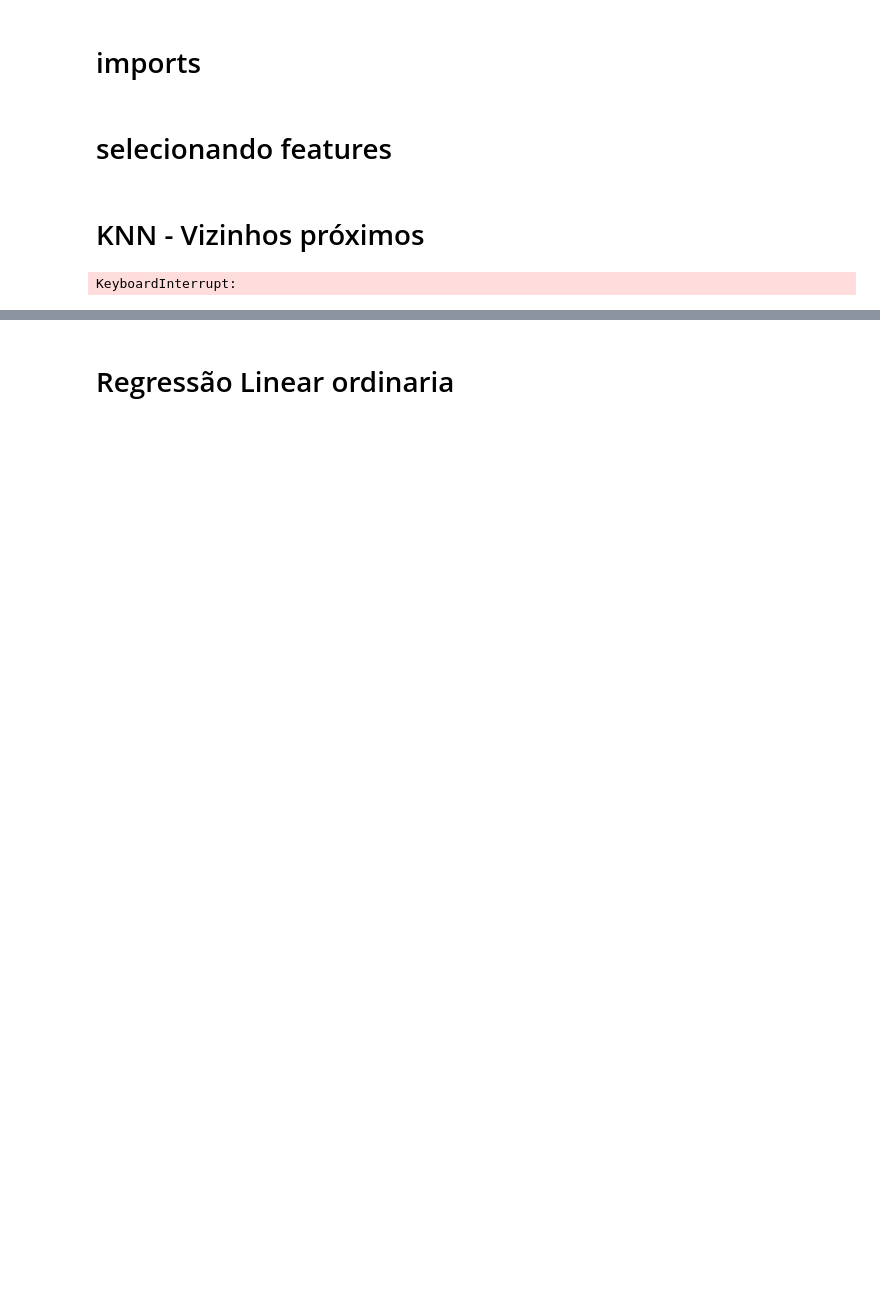
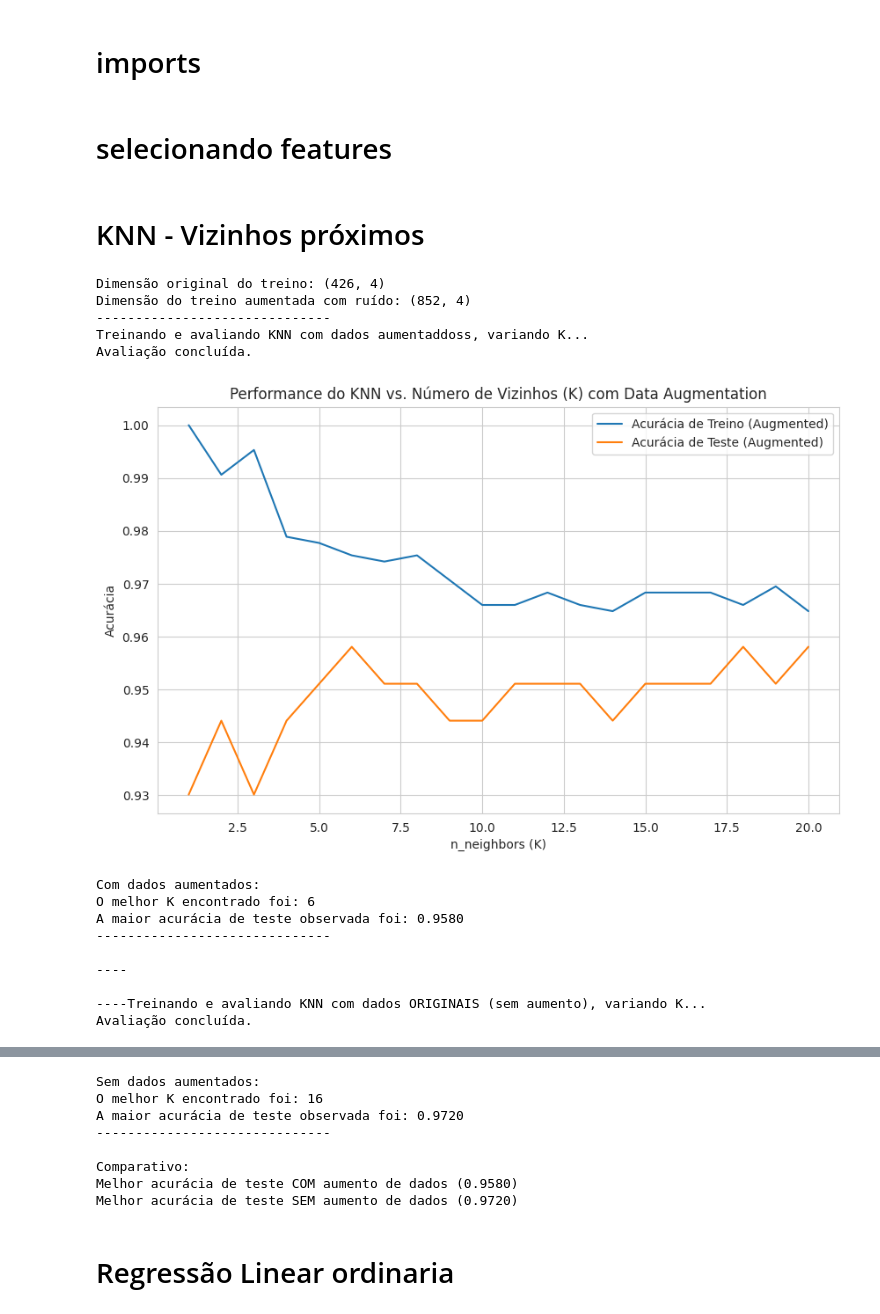
Before and after one commit to ecrseer/machine-learnin, a Jupyter notebook: lifecycl/lifecyc_tp2.ipynb, the cells around one changed output, grey strips where cells are left out. Saved outputs shown, nothing was run; the diff lists cells and outputs as text; code cells hidden in the pictures; blank space fills up the shorter version.

```diff
--- a/lifecycl/lifecyc_tp2.ipynb
+++ b/lifecycl/lifecyc_tp2.ipynb
@@ -31,11 +30,12 @@ features_independentes_exemplo = ['mean_radius', 'mean_texture', 'mean_perimeter
 # KNN - Vizinhos próximos
 # %%
 
-cancer = load_breast_cancer()
+df_regressao['Y_classe'] = (df_regressao['Y'] > df_regressao['Y'].median()).astype(int)
 
-df_cancer = pd.DataFrame(cancer.data, columns=cancer.feature_names)
-X = cancer.data
-y = cancer.target
+# X e y para classificação
+X = df_regressao[features_independentes_exemplo]
+y = df_regressao['Y_classe']
+
 
 random_state=42
 X_train, X_test, y_train, y_test = train_test_split(X, y, test_size=0.25, random_state=random_state)
@@ -59,7 +59,7 @@ X_train_augmented, y_train_augmented = adiciona_ruido_amplifica_dados()
 
 training_accuracy_aug = []
 test_accuracy_aug = []
-print("Treinando e avaliando KNN com dados aumentadd2dos, variando K...")
+print("Treinando e avaliando KNN com dados aumentaddoss, variando K...")
 
 neighbors_settings = range(1, 21)
 for n_neighbors in neighbors_settings:
@@ -91,36 +91,50 @@ print("-" * 30)
 training_accuracy_orig = []
 test_accuracy_orig = []
 
-print("Treinando e avaliando KNN com dados ORIGINAIS (sem aumento), variando K...")
+print(" \n----\n\n----Treinando e avaliando KNN com dados ORIGINAIS (sem aumento), variando K...")
 
 for n_neighbors in neighbors_settings:
     knn_original = KNeighborsClassifier(n_neighbors=n_neighbors)
     knn_original.fit(X_train_scaled, y_train)
     training_accuracy_orig.append(knn_original.score(X_train_scaled, y_train))
     test_accuracy_orig.append(knn_original.score(X_test_scaled, y_test))
 
 print("Avaliação concluída.")
 
 plt.figure(figsize=(10, 6))
 plt.plot(neighbors_settings, training_accuracy_orig, label="Acurácia de Treino (Original)")
 plt.plot(neighbors_settings, test_accuracy_orig, label="Acurácia de Teste (Original)")
 plt.ylabel("Acurácia")
 plt.xlabel("n_neighbors (K)")
 plt.title("Performance do KNN vs. Número de Vizinhos (K) sem Data Augmentation")
 plt.legend()
 plt.grid(True)
 plt.show()
 
 best_k_orig = neighbors_settings[np.argmax(test_accuracy_orig)]
 best_test_accuracy_orig = np.max(test_accuracy_orig)
 
 print(f"\nSem dados aumentados:")
 print(f"O melhor K encontrado foi: {best_k_orig}")
 print(f"A maior acurácia de teste observada foi: {best_test_accuracy_orig:.4f}")
 print("-" * 30)
 
 print("\nComparativo:")
 print(f"Melhor acurácia de teste COM aumento de dados ({best_test_accuracy_aug:.4f})")
 print(f"Melhor acurácia de teste SEM aumento de dados ({best_test_accuracy_orig:.4f})")
 # %% [output]
-KeyboardInterrupt:
+Dimensão original do treino: (426, 4)
+Dimensão do treino aumentada com ruído: (852, 4)
+------------------------------
+Treinando e avaliando KNN com dados aumentaddoss, variando K...
+Avaliação concluída.
+[figure, added]
+Com dados aumentados:
+O melhor K encontrado foi: 6
+A maior acurácia de teste observada foi: 0.9580
+------------------------------
+
+----
+
+----Treinando e avaliando KNN com dados ORIGINAIS (sem aumento), variando K...
+Avaliação concluída.
@@ -127,3 +142,11 @@ KeyboardInterrupt:
+Sem dados aumentados:
+O melhor K encontrado foi: 16
+A maior acurácia de teste observada foi: 0.9720
+------------------------------
+
+Comparativo:
+Melhor acurácia de teste COM aumento de dados (0.9580)
+Melhor acurácia de teste SEM aumento de dados (0.9720)
 # %% [markdown]
 # Regressão Linear ordinaria
 # %%
```
Also changed, not shown: parts of 3 cells of this notebook.
